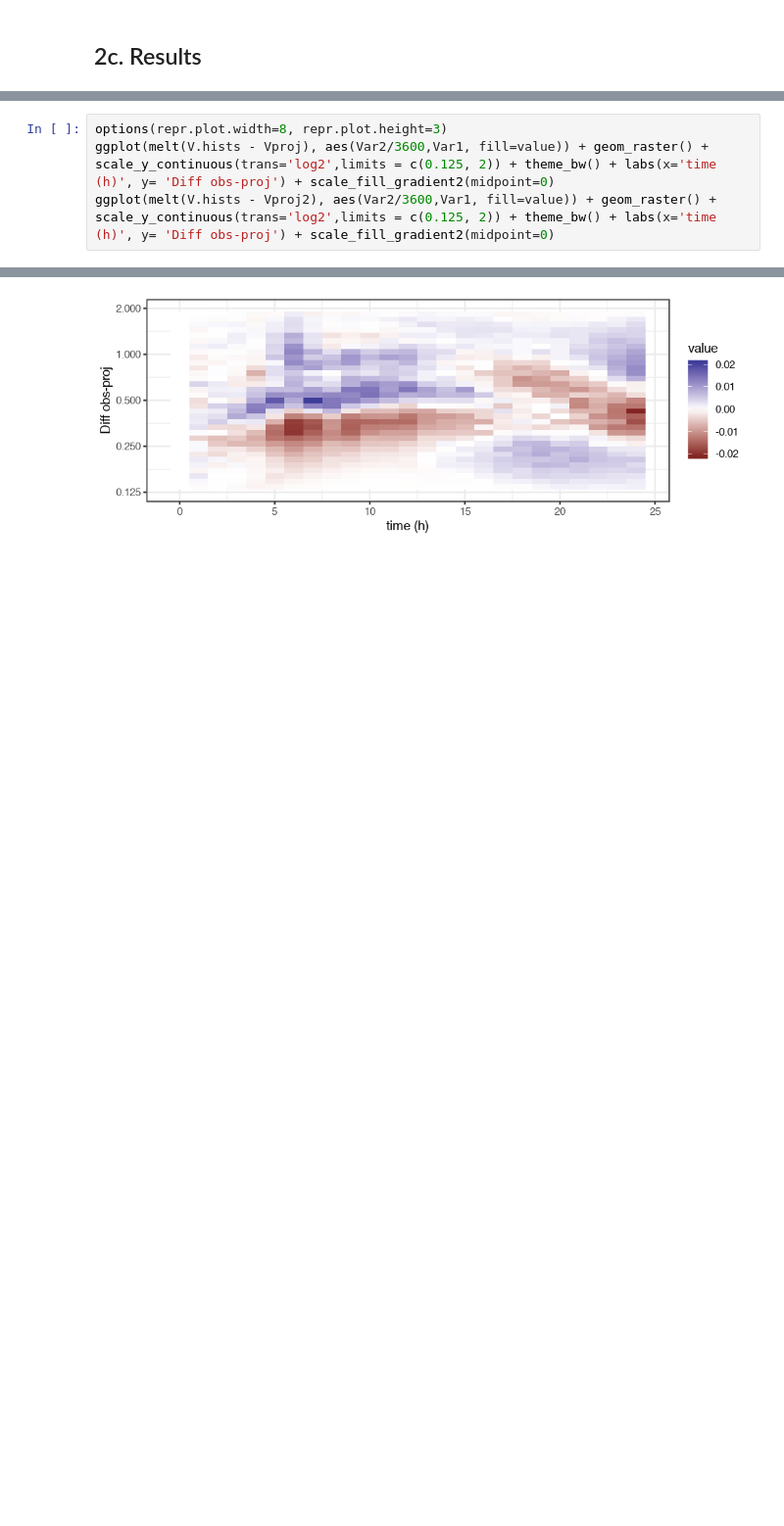
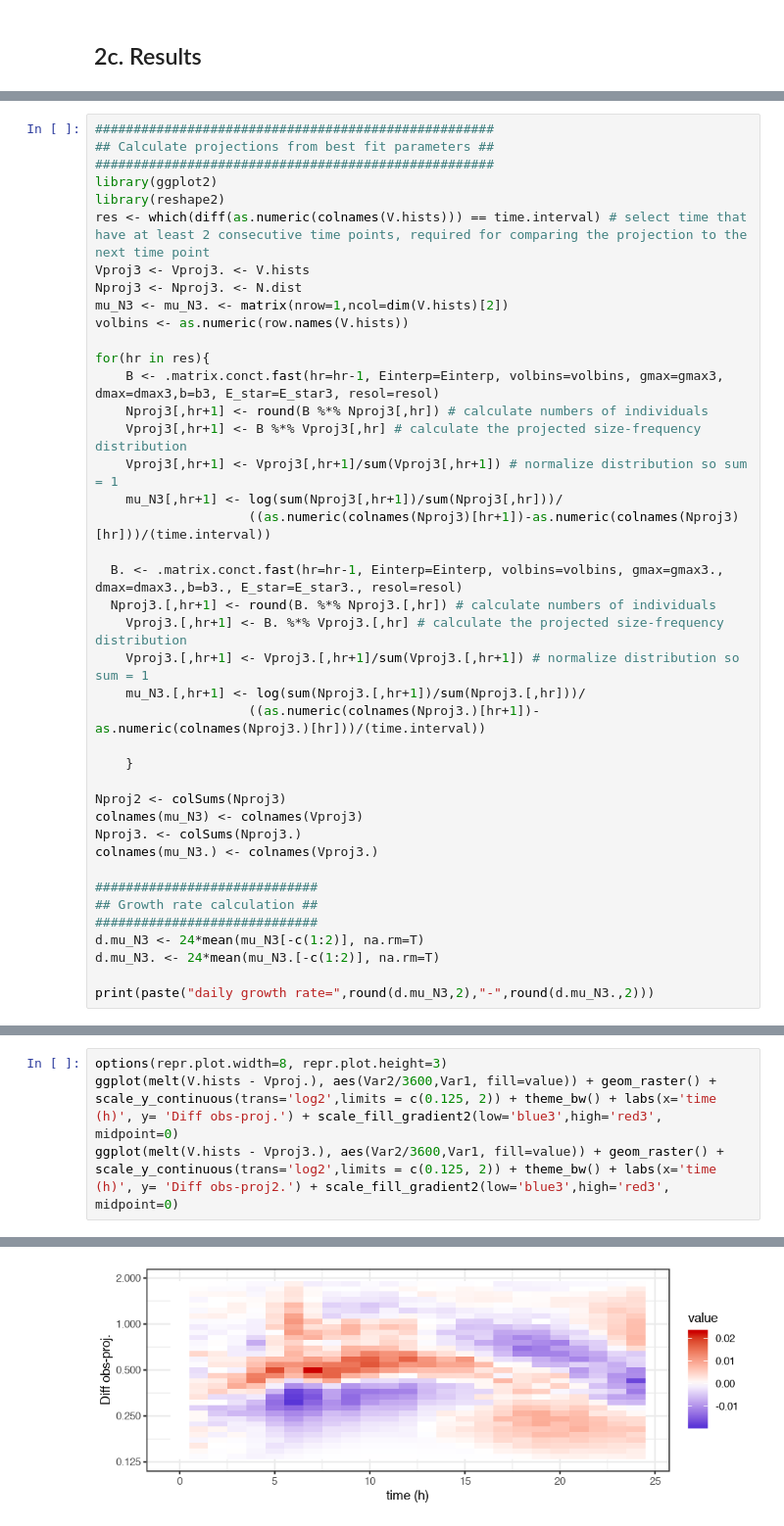
Before and after one commit to fribalet/ssPopModel, a Jupyter notebook: inst/ssMatrixModel_resp.ipynb, the cells around one changed output, grey strips where cells are left out. Shown at 98% size. Drawn from its saved outputs; the diff is of its cells as text; blank space fills up the shorter version.

```diff
--- a/inst/ssMatrixModel_resp.ipynb
+++ b/inst/ssMatrixModel_resp.ipynb
@@ -556,0 +854,41 @@ print(paste("daily growth rate=",round(d.mu_N2,2),"-",round(d.mu_N2.,2)))
+# %%
+####################################################
+## Calculate projections from best fit parameters ##
+####################################################
+library(ggplot2)
+library(reshape2)
+res <- which(diff(as.numeric(colnames(V.hists))) == time.interval) # select time that have at least 2 consecutive time points, required for comparing the projection to the next time point
+Vproj3 <- Vproj3. <- V.hists
+Nproj3 <- Nproj3. <- N.dist
+mu_N3 <- mu_N3. <- matrix(nrow=1,ncol=dim(V.hists)[2])
+volbins <- as.numeric(row.names(V.hists))
+
+for(hr in res){
+	B <- .matrix.conct.fast(hr=hr-1, Einterp=Einterp, volbins=volbins, gmax=gmax3, dmax=dmax3,b=b3, E_star=E_star3, resol=resol)
+    Nproj3[,hr+1] <- round(B %*% Nproj3[,hr]) # calculate numbers of individuals
+	Vproj3[,hr+1] <- B %*% Vproj3[,hr] # calculate the projected size-frequency distribution
+	Vproj3[,hr+1] <- Vproj3[,hr+1]/sum(Vproj3[,hr+1]) # normalize distribution so sum = 1
+	mu_N3[,hr+1] <- log(sum(Nproj3[,hr+1])/sum(Nproj3[,hr]))/
+					((as.numeric(colnames(Nproj3)[hr+1])-as.numeric(colnames(Nproj3)[hr]))/(time.interval))
+
+  B. <- .matrix.conct.fast(hr=hr-1, Einterp=Einterp, volbins=volbins, gmax=gmax3., dmax=dmax3.,b=b3., E_star=E_star3., resol=resol)
+  Nproj3.[,hr+1] <- round(B. %*% Nproj3.[,hr]) # calculate numbers of individuals
+	Vproj3.[,hr+1] <- B. %*% Vproj3.[,hr] # calculate the projected size-frequency distribution
+	Vproj3.[,hr+1] <- Vproj3.[,hr+1]/sum(Vproj3.[,hr+1]) # normalize distribution so sum = 1
+	mu_N3.[,hr+1] <- log(sum(Nproj3.[,hr+1])/sum(Nproj3.[,hr]))/
+					((as.numeric(colnames(Nproj3.)[hr+1])-as.numeric(colnames(Nproj3.)[hr]))/(time.interval))
+
+    }
+
+Nproj2 <- colSums(Nproj3)
+colnames(mu_N3) <- colnames(Vproj3)
+Nproj3. <- colSums(Nproj3.)
+colnames(mu_N3.) <- colnames(Vproj3.)
+
+#############################
+## Growth rate calculation ##
+#############################
+d.mu_N3 <- 24*mean(mu_N3[-c(1:2)], na.rm=T)
+d.mu_N3. <- 24*mean(mu_N3.[-c(1:2)], na.rm=T)
+
+print(paste("daily growth rate=",round(d.mu_N3,2),"-",round(d.mu_N3.,2)))
@@ -588,9 +932,9 @@ plot(mu_N[-c(1:2)],type='o', ylim=c(0,0.06), xlab='time after dawn', ylab="Div r
 # %%
 options(repr.plot.width=8, repr.plot.height=3)
-ggplot(melt(V.hists - Vproj), aes(Var2/3600,Var1, fill=value)) + geom_raster() + scale_y_continuous(trans='log2',limits = c(0.125, 2)) + theme_bw() + labs(x='time (h)', y= 'Diff obs-proj') + scale_fill_gradient2(midpoint=0)
-ggplot(melt(V.hists - Vproj2), aes(Var2/3600,Var1, fill=value)) + geom_raster() + scale_y_continuous(trans='log2',limits = c(0.125, 2)) + theme_bw() + labs(x='time (h)', y= 'Diff obs-proj') + scale_fill_gradient2(midpoint=0)
+ggplot(melt(V.hists - Vproj.), aes(Var2/3600,Var1, fill=value)) + geom_raster() + scale_y_continuous(trans='log2',limits = c(0.125, 2)) + theme_bw() + labs(x='time (h)', y= 'Diff obs-proj.') + scale_fill_gradient2(low='blue3',high='red3', midpoint=0)
+ggplot(melt(V.hists - Vproj3.), aes(Var2/3600,Var1, fill=value)) + geom_raster() + scale_y_continuous(trans='log2',limits = c(0.125, 2)) + theme_bw() + labs(x='time (h)', y= 'Diff obs-proj2.') + scale_fill_gradient2(low='blue3',high='red3', midpoint=0)
 # %% [output]
 Warning message:
 "Removed 600 rows containing missing values (geom_raster)."Warning message:
 "Removed 600 rows containing missing values (geom_raster)."
-[figure, old version]
+[figure, new version]
```
Also changed, not shown: parts of 34 cells of this notebook.
